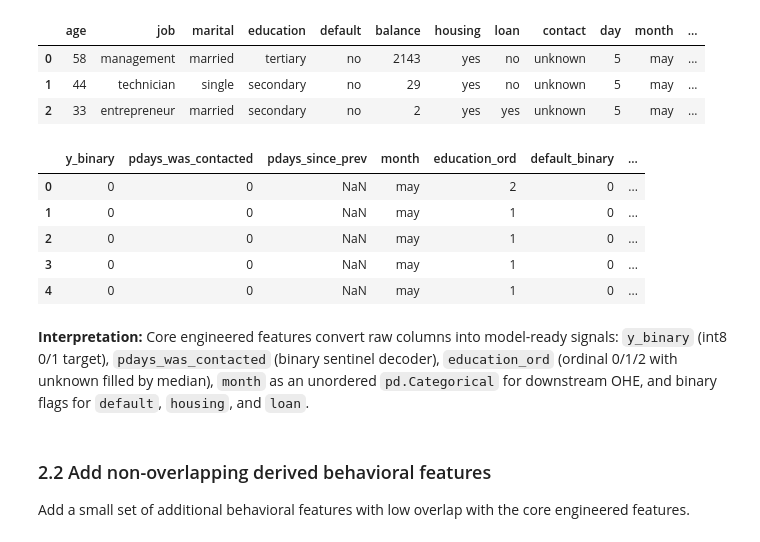
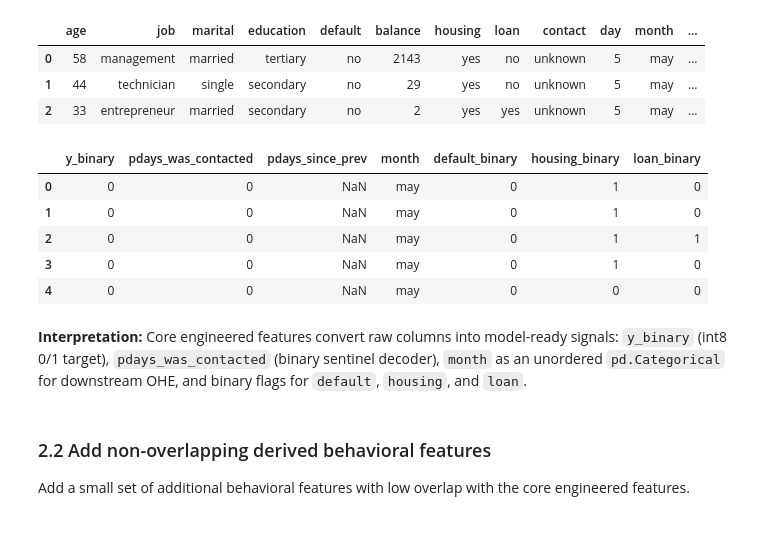
Before and after one commit to tonantzin-real/IDS_705_final_project, a Jupyter notebook: 02_preprocessing.ipynb, the cells around one changed output. Drawn from its saved outputs; the diff is of its cells as text; code cells hidden in the pictures.

```diff
--- a/02_preprocessing.ipynb
+++ b/02_preprocessing.ipynb
@@ -94,49 +94,41 @@ month_order = [
     "may",
     "jun",
     "jul",
     "aug",
     "sep",
     "oct",
     "nov",
     "dec",
 ]
 processed["month"] = pd.Categorical(
     processed["month"], categories=month_order, ordered=False
 )
 
-education_map = {"primary": 0, "secondary": 1, "tertiary": 2}
-processed["education_ord"] = processed["education"].map(education_map)
-education_fill_value = int(processed["education_ord"].median())
-processed["education_ord"] = (
-    processed["education_ord"].fillna(education_fill_value).astype(np.int8)
-)
-
 for c in ["default", "housing", "loan"]:
     processed[f"{c}_binary"] = (processed[c] == "yes").astype(np.int8)
 
 display(
     processed[
         [
             "y_binary",
             "pdays_was_contacted",
             "pdays_since_prev",
             "month",
-            "education_ord",
             "default_binary",
             "housing_binary",
             "loan_binary",
         ]
     ].head()
 )
 # %% [output]
-|  | y_binary | pdays_was_contacted | pdays_since_prev | month | education_ord | default_binary | ... |
-| 0 | 0 | 0 | NaN | may | 2 | 0 | ... |
-| 1 | 0 | 0 | NaN | may | 1 | 0 | ... |
-| 2 | 0 | 0 | NaN | may | 1 | 0 | ... |
-| 3 | 0 | 0 | NaN | may | 1 | 0 | ... |
-| 4 | 0 | 0 | NaN | may | 1 | 0 | ... |
+|  | y_binary | pdays_was_contacted | pdays_since_prev | month | default_binary | housing_binary | loan_binary |
+| 0 | 0 | 0 | NaN | may | 0 | 1 | 0 |
+| 1 | 0 | 0 | NaN | may | 0 | 1 | 0 |
+| 2 | 0 | 0 | NaN | may | 0 | 1 | 1 |
+| 3 | 0 | 0 | NaN | may | 0 | 1 | 0 |
+| 4 | 0 | 0 | NaN | may | 0 | 0 | 0 |
 # %% [markdown]
-**Interpretation:** Core engineered features convert raw columns into model-ready signals: `y_binary` (int8 0/1 target), `pdays_was_contacted` (binary sentinel decoder), `education_ord` (ordinal 0/1/2 with unknown filled by median), `month` as an unordered `pd.Categorical` for downstream OHE, and binary flags for `default`, `housing`, and `loan`.
+**Interpretation:** Core engineered features convert raw columns into model-ready signals: `y_binary` (int8 0/1 target), `pdays_was_contacted` (binary sentinel decoder), `month` as an unordered `pd.Categorical` for downstream OHE, and binary flags for `default`, `housing`, and `loan`.
 # %% [markdown]
 ### 2.2 Add non-overlapping derived behavioral features
 Add a small set of additional behavioral features with low overlap with the core engineered features.
```
Also changed, not shown: parts of 12 cells of this notebook.
